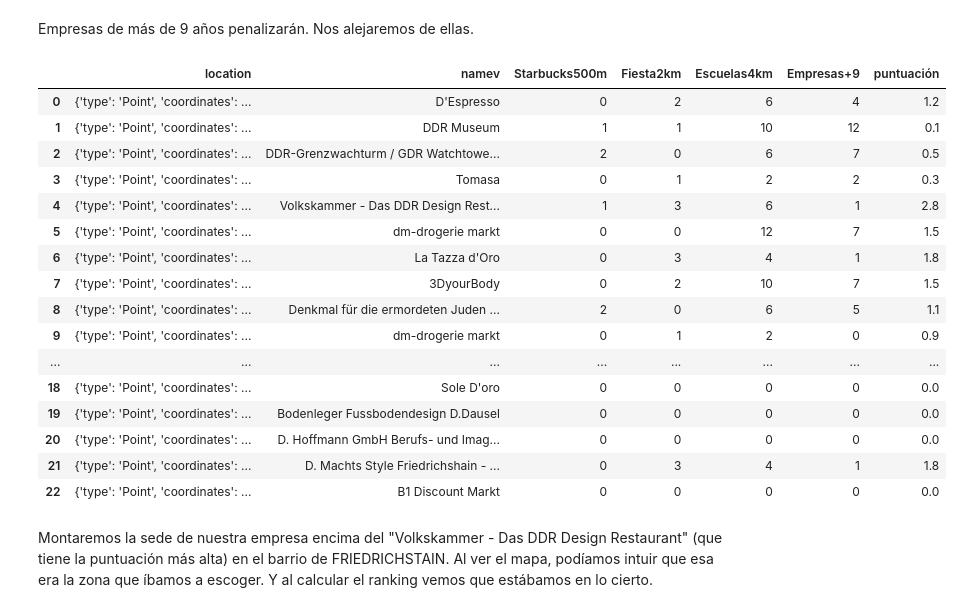
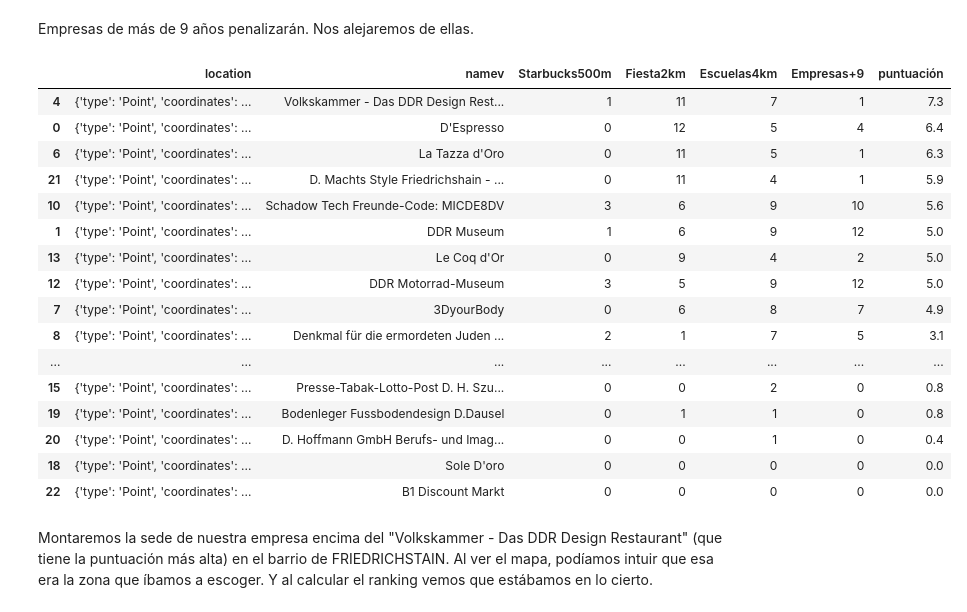
Before and after one commit to agalvezcorell/-Project.2-Perfect_headquarters_place, a Jupyter notebook: Project.3-Perfect_headquarters_place.ipynb, the cells around one changed output. Saved outputs shown, nothing was run; the diff lists cells and outputs as text; code cells hidden in the pictures.

```diff
--- a/Project.3-Perfect_headquarters_place.ipynb
+++ b/Project.3-Perfect_headquarters_place.ipynb
@@ -215,13 +211,13 @@ vegan_ranking['Starbucks500m'] = stars
 Lugares de fiesta
 # %%
 fiestadb = db.fiestabien
-radio_meters = 1000
+radio_meters = 2000
 fiestas = fun.QueryRanking(fiesta_list, vegan_list,radio_meters, fiestadb)
 vegan_ranking['Fiesta2km'] = fiestas
 # %% [markdown]
 Escuelas
 # %%
 escuelasdb = db.escuelasbien
-radio_meters = 3000
+radio_meters = 4000
 escuelas = fun.QueryRanking(escuelas_list, vegan_list,radio_meters, escuelasdb)
 vegan_ranking['Escuelas4km'] = escuelas
@@ -233,27 +231,27 @@ radio_meters = 1000
 empresas = fun.QueryRanking(empresas_list, vegan_list,radio_meters, empdb)
 vegan_ranking['Empresas+9'] = empresas
 # %%
-vegan_ranking["puntuación"] = vegan_ranking["Starbucks500m"] *0.4 + vegan_ranking["Fiesta2km"] *0.3 + vegan_ranking["Escuelas4km"] *0.3 - vegan_ranking["Empresas+9"] *0.3
+vegan_ranking["puntuación"] = (vegan_ranking["Starbucks500m"] *0.2) + (vegan_ranking["Fiesta2km"] *0.4) + (vegan_ranking["Escuelas4km"] *0.4) + (vegan_ranking["Empresas+9"] * (-0.1))
-# %%
-vegan_ranking
-# %% [output]
-|  | location | namev | Starbucks500m | Fiesta2km | Escuelas4km | Empresas+9 | puntuación |
-| 0 | {'type': 'Point', 'coordinates': ... | D'Espresso | 0 | 2 | 6 | 4 | 1.2 |
-| 1 | {'type': 'Point', 'coordinates': ... | DDR Museum | 1 | 1 | 10 | 12 | 0.1 |
-| 2 | {'type': 'Point', 'coordinates': ... | DDR-Grenzwachturm / GDR Watchtowe... | 2 | 0 | 6 | 7 | 0.5 |
-| 3 | {'type': 'Point', 'coordinates': ... | Tomasa | 0 | 1 | 2 | 2 | 0.3 |
-| 4 | {'type': 'Point', 'coordinates': ... | Volkskammer - Das DDR Design Rest... | 1 | 3 | 6 | 1 | 2.8 |
-| 5 | {'type': 'Point', 'coordinates': ... | dm-drogerie markt | 0 | 0 | 12 | 7 | 1.5 |
-| 6 | {'type': 'Point', 'coordinates': ... | La Tazza d'Oro | 0 | 3 | 4 | 1 | 1.8 |
-| 7 | {'type': 'Point', 'coordinates': ... | 3DyourBody | 0 | 2 | 10 | 7 | 1.5 |
-| 8 | {'type': 'Point', 'coordinates': ... | Denkmal für die ermordeten Juden ... | 2 | 0 | 6 | 5 | 1.1 |
-| 9 | {'type': 'Point', 'coordinates': ... | dm-drogerie markt | 0 | 1 | 2 | 0 | 0.9 |
-| ... | ... | ... | ... | ... | ... | ... | ... |
-| 18 | {'type': 'Point', 'coordinates': ... | Sole D'oro | 0 | 0 | 0 | 0 | 0.0 |
-| 19 | {'type': 'Point', 'coordinates': ... | Bodenleger Fussbodendesign D.Dausel | 0 | 0 | 0 | 0 | 0.0 |
-| 20 | {'type': 'Point', 'coordinates': ... | D. Hoffmann GmbH Berufs- und Imag... | 0 | 0 | 0 | 0 | 0.0 |
-| 21 | {'type': 'Point', 'coordinates': ... | D. Machts Style Friedrichshain - ... | 0 | 3 | 4 | 1 | 1.8 |
-| 22 | {'type': 'Point', 'coordinates': ... | B1 Discount Markt | 0 | 0 | 0 | 0 | 0.0 |
+# %%
+vegan_ranking.sort_values("puntuación", ascending=False)
+# %% [output]
+|  | location | namev | Starbucks500m | Fiesta2km | Escuelas4km | Empresas+9 | puntuación |
+| 4 | {'type': 'Point', 'coordinates': ... | Volkskammer - Das DDR Design Rest... | 1 | 11 | 7 | 1 | 7.3 |
+| 0 | {'type': 'Point', 'coordinates': ... | D'Espresso | 0 | 12 | 5 | 4 | 6.4 |
+| 6 | {'type': 'Point', 'coordinates': ... | La Tazza d'Oro | 0 | 11 | 5 | 1 | 6.3 |
+| 21 | {'type': 'Point', 'coordinates': ... | D. Machts Style Friedrichshain - ... | 0 | 11 | 4 | 1 | 5.9 |
+| 10 | {'type': 'Point', 'coordinates': ... | Schadow Tech Freunde-Code: MICDE8DV | 3 | 6 | 9 | 10 | 5.6 |
+| 1 | {'type': 'Point', 'coordinates': ... | DDR Museum | 1 | 6 | 9 | 12 | 5.0 |
+| 13 | {'type': 'Point', 'coordinates': ... | Le Coq d'Or | 0 | 9 | 4 | 2 | 5.0 |
+| 12 | {'type': 'Point', 'coordinates': ... | DDR Motorrad-Museum | 3 | 5 | 9 | 12 | 5.0 |
+| 7 | {'type': 'Point', 'coordinates': ... | 3DyourBody | 0 | 6 | 8 | 7 | 4.9 |
+| 8 | {'type': 'Point', 'coordinates': ... | Denkmal für die ermordeten Juden ... | 2 | 1 | 7 | 5 | 3.1 |
+| ... | ... | ... | ... | ... | ... | ... | ... |
+| 15 | {'type': 'Point', 'coordinates': ... | Presse-Tabak-Lotto-Post D. H. Szu... | 0 | 0 | 2 | 0 | 0.8 |
+| 19 | {'type': 'Point', 'coordinates': ... | Bodenleger Fussbodendesign D.Dausel | 0 | 1 | 1 | 0 | 0.8 |
+| 20 | {'type': 'Point', 'coordinates': ... | D. Hoffmann GmbH Berufs- und Imag... | 0 | 0 | 1 | 0 | 0.4 |
+| 18 | {'type': 'Point', 'coordinates': ... | Sole D'oro | 0 | 0 | 0 | 0 | 0.0 |
+| 22 | {'type': 'Point', 'coordinates': ... | B1 Discount Markt | 0 | 0 | 0 | 0 | 0.0 |
 # %% [markdown]
 Montaremos la sede de nuestra empresa encima del "Volkskammer - Das DDR Design Restaurant" (que tiene la puntuación más alta) en el barrio de FRIEDRICHSTAIN.
 Al ver el mapa, podíamos intuir que esa era la zona que íbamos a escoger. Y al calcular el ranking vemos que estábamos en lo cierto.
```
Also changed, not shown: parts of 7 cells of this notebook, 1 other file.
